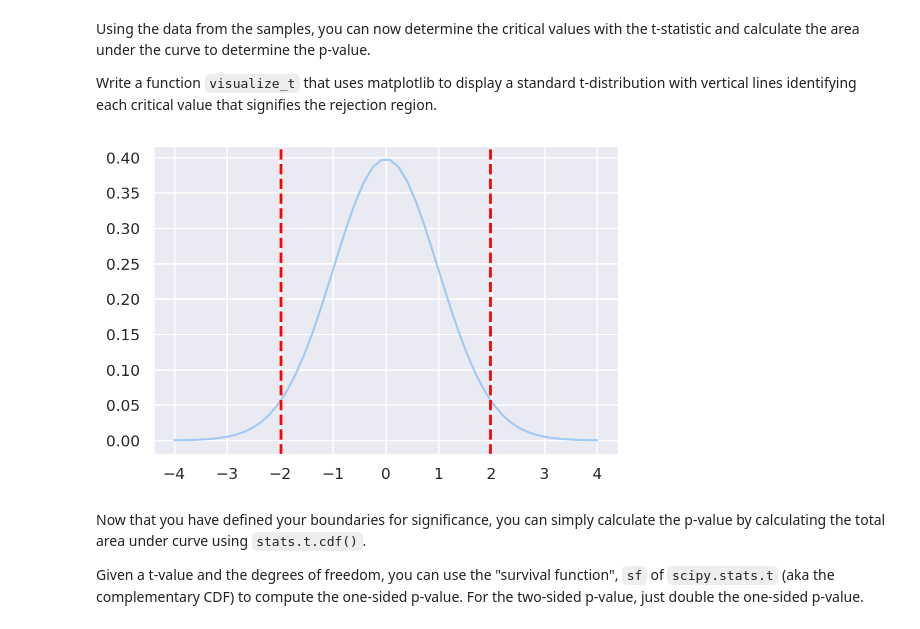
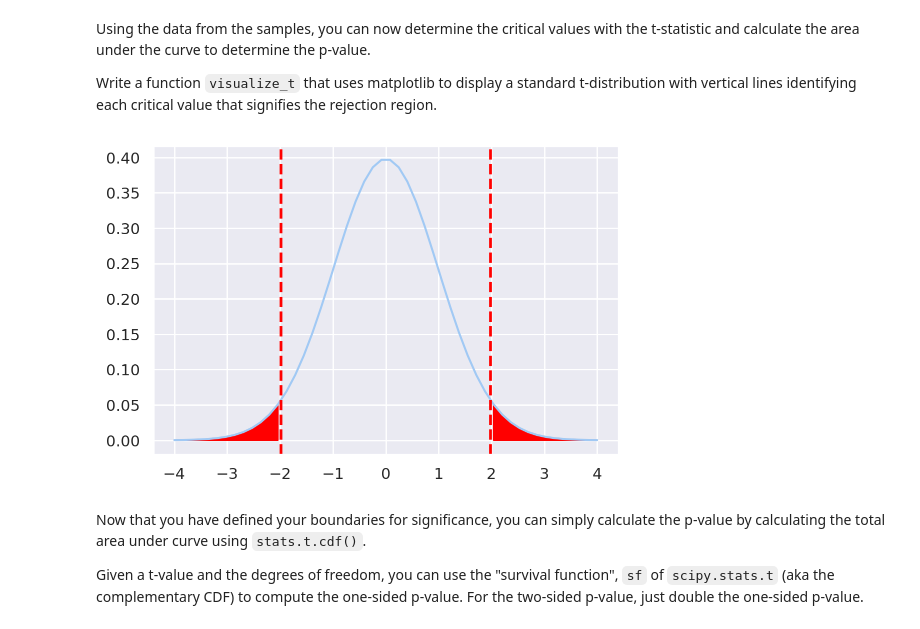
Before and after one commit to kev065/dsc-two-sample-t-tests-lab, a Jupyter notebook: index.ipynb, the cells around one changed output. Saved outputs shown, nothing was run; the diff lists cells and outputs as text; code cells hidden in the pictures.

Commit message:
Add 'fill_between' function

```diff
--- a/index.ipynb
+++ b/index.ipynb
@@ -118,4 +122,13 @@ The $s^2_{p}$ denotes the sample variance. In this version of the t-test, you ar
 This approach combines the variance of the two group's variance measurements into a single, pooled metric.
 
 Now, create some functions to calculate the t-statistic. The first function to create is one that calculates the variance for a single sample.
+# %%
+# calculate the sample variance for each sample
+def sample_variance(sample):
+    n = len(sample)
+    mean = np.mean(sample)
+    deviations = sample - mean
+    squared_deviations = deviations**2
+    sample_variance = np.sum(squared_deviations) / (n-1)
+    return sample_variance
 # %%
@@ -124,18 +138,22 @@ def sample_variance(sample):
     n = len(sample)
     sample_var = np.sum((sample - sample_mean)**2)/(n-1)
     return sample_var
+# %%
+def sample_variance(sample):
+    variance = np.var(sample, ddof = 1)
+    return variance
 # %% [markdown]
 Using `sample_variance`, you can now write another function `pooled_variance` to calculate $s_{p}^{2}$
 # %%
 def pooled_variance(sample1, sample2):
-    samp_var_1 = sample_variance(sample1)
-    samp_var_2 = sample_variance(sample2)
     n1 = len(sample1)
     n2 = len(sample2)
 
-    pooled_var = ((n1 - 1) * samp_var_1 + (n2 - 1) * samp_var_2)/(n1 + n2 - 2)
+    var1 = sample_variance(sample1)
+    var2 = sample_variance(sample2)
 
-    return pooled_var
+    p_variance = ((n1-1)*(var1)+(n2-1)*(var2))/(n1+n2-2)
+    return p_variance
 # %% [markdown]
 Now that you have $s_{p}^{2}$, create a function `twosample_tstatistic` to calculate the two sample t-statistic using the formula given earlier.
 # %%
@@ -155,6 +173,19 @@ t_stat
 # -1.8915462966190268
 # %% [output]
 -1.8915462966190273
+# %%
+def twosample_tstatistic(expr, ctrl):
+    diff = np.mean(expr) - np.mean(ctrl)
+    p_variance = pooled_variance(expr, ctrl)
+    sample_len = (1/len(expr))+(1/len(ctrl))
+
+    twosample_tstat = diff/np.sqrt((p_variance)*(sample_len))
+
+    return twosample_tstat
+
+t_stat = twosample_tstatistic(experimental, control)
+t_stat
+# -1.8915462966190268
 # %% [markdown]
 Using the data from the samples, you can now determine the critical values with the t-statistic and calculate the area under the curve to determine the p-value.
 
@@ -162,32 +193,34 @@ Write a function `visualize_t` that uses matplotlib to display a standard t-dist
 # %%
 # Visualize t and p_value
 
 def visualize_t(t_stat, n_control, n_experimental):
 
     # initialize a matplotlib "figure"
     fig = plt.figure(figsize=(6,4))
 
     # generate points on the x axis between -4 and 4:
     x_axis = np.linspace(-4,4,50)
 
     tcrit = stats.t.ppf(1-0.025,(n_control+n_experimental-2))
 
     # use stats.t.pdf to get values on the probability density function for the t-distribution
     y_axis = stats.t.pdf(x_axis, (n_control+n_experimental-2), 0, 1)
 
     plt.plot(x_axis, y_axis)
 
     # Draw two sided boundary for critical-t
     plt.axvline(tcrit, color='red', linestyle='--', lw=2)
     plt.axvline(-tcrit, color='red', linestyle='--', lw=2)
 
+    plt.fill_between(x_axis,y_axis, where = (x_axis<-tcrit) | (x_axis>tcrit), color = 'red', label = 'Rejection Region')
+
     return plt.show()
 
 n_control = len(control)
 n_experimental = len(experimental)
 visualize_t(t_stat, n_control, n_experimental)
 # %% [output]
-[figure, old version]
+[figure, new version]
 # %% [markdown]
 Now that you have defined your boundaries for significance, you can simply calculate the p-value by calculating the total area under curve using `stats.t.cdf()`.
 
```
Also changed, not shown: parts of 3 cells of this notebook.
